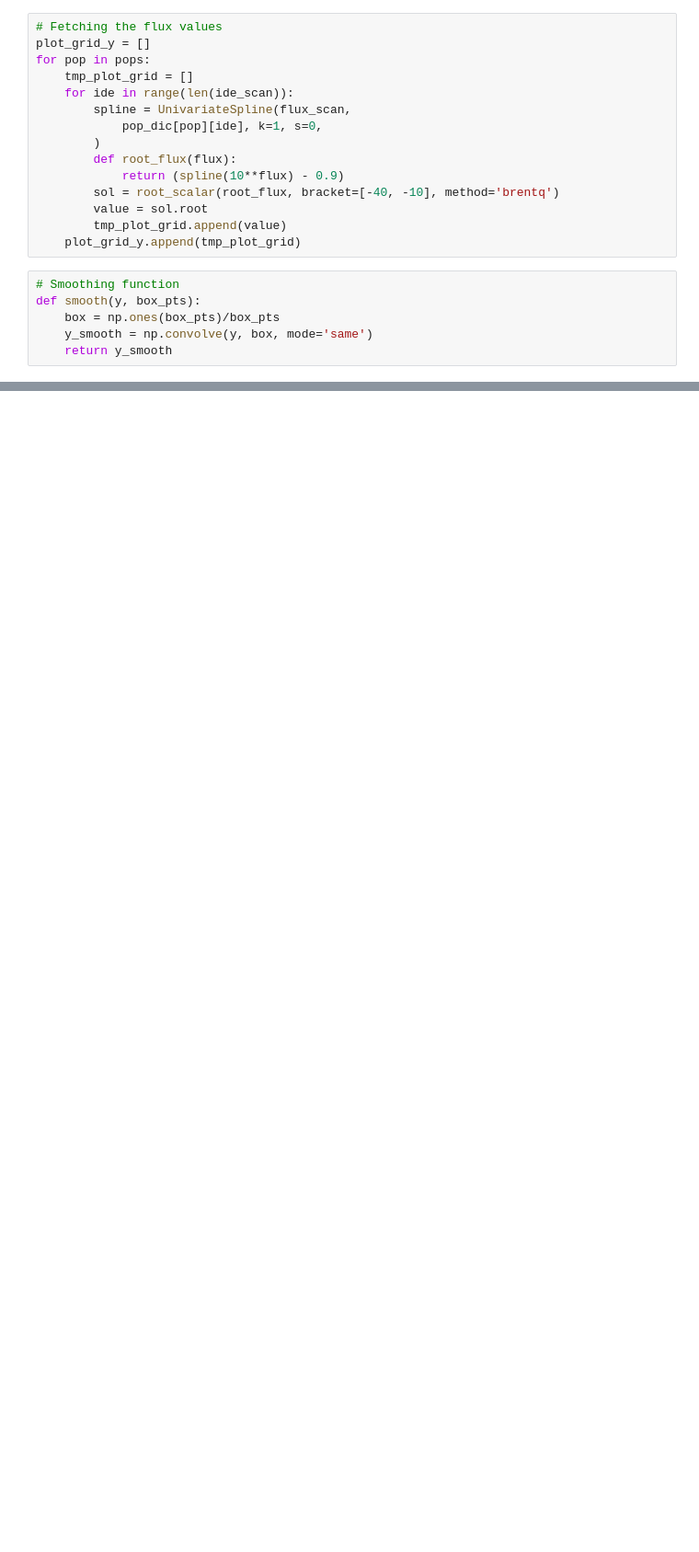
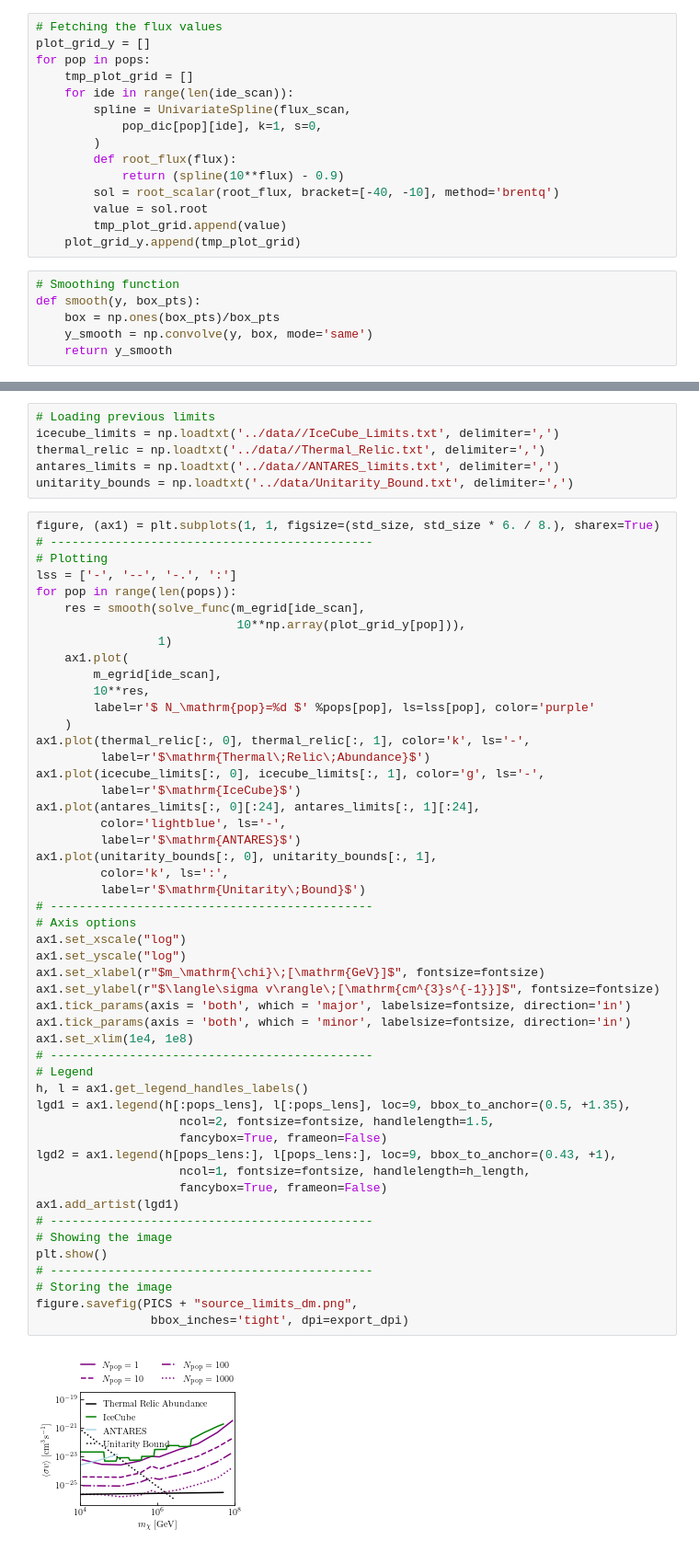
Before and after one commit to MeighenBergerS/dmpoint, a Jupyter notebook: notebooks/cluster_reader.ipynb, the cells around one changed output, grey strips where cells are left out. Shown: that part at 92% size. Drawn from its saved outputs; the diff is of its cells as text; blank space fills up the shorter version.

```diff
--- a/notebooks/cluster_reader.ipynb
+++ b/notebooks/cluster_reader.ipynb
@@ -128,0 +180,58 @@ figure.savefig(PICS + "source_limits.png",
+# %%
+# Loading previous limits
+icecube_limits = np.loadtxt('../data//IceCube_Limits.txt', delimiter=',')
+thermal_relic = np.loadtxt('../data//Thermal_Relic.txt', delimiter=',')
+antares_limits = np.loadtxt('../data//ANTARES_limits.txt', delimiter=',')
+unitarity_bounds = np.loadtxt('../data/Unitarity_Bound.txt', delimiter=',')
+# %%
+figure, (ax1) = plt.subplots(1, 1, figsize=(std_size, std_size * 6. / 8.), sharex=True)
+# ---------------------------------------------
+# Plotting
+lss = ['-', '--', '-.', ':']
+for pop in range(len(pops)):
+    res = smooth(solve_func(m_egrid[ide_scan],
+                            10**np.array(plot_grid_y[pop])),
+                 1)
+    ax1.plot(
+        m_egrid[ide_scan],
+        10**res,
+        label=r'$ N_\mathrm{pop}=%d $' %pops[pop], ls=lss[pop], color='purple'
+    )
+ax1.plot(thermal_relic[:, 0], thermal_relic[:, 1], color='k', ls='-',
+         label=r'$\mathrm{Thermal\;Relic\;Abundance}$')
+ax1.plot(icecube_limits[:, 0], icecube_limits[:, 1], color='g', ls='-',
+         label=r'$\mathrm{IceCube}$')
+ax1.plot(antares_limits[:, 0][:24], antares_limits[:, 1][:24],
+         color='lightblue', ls='-',
+         label=r'$\mathrm{ANTARES}$')
+ax1.plot(unitarity_bounds[:, 0], unitarity_bounds[:, 1],
+         color='k', ls=':',
+         label=r'$\mathrm{Unitarity\;Bound}$')
+# ---------------------------------------------
+# Axis options
+ax1.set_xscale("log")
+ax1.set_yscale("log")
+ax1.set_xlabel(r"$m_\mathrm{\chi}\;[\mathrm{GeV}]$", fontsize=fontsize)
+ax1.set_ylabel(r"$\langle\sigma v\rangle\;[\mathrm{cm^{3}s^{-1}}]$", fontsize=fontsize)
+ax1.tick_params(axis = 'both', which = 'major', labelsize=fontsize, direction='in')
+ax1.tick_params(axis = 'both', which = 'minor', labelsize=fontsize, direction='in')
+ax1.set_xlim(1e4, 1e8)
+# ---------------------------------------------
+# Legend
+h, l = ax1.get_legend_handles_labels()
+lgd1 = ax1.legend(h[:pops_lens], l[:pops_lens], loc=9, bbox_to_anchor=(0.5, +1.35),
+                    ncol=2, fontsize=fontsize, handlelength=1.5,
+                    fancybox=True, frameon=False)
+lgd2 = ax1.legend(h[pops_lens:], l[pops_lens:], loc=9, bbox_to_anchor=(0.43, +1),
+                    ncol=1, fontsize=fontsize, handlelength=h_length,
+                    fancybox=True, frameon=False)
+ax1.add_artist(lgd1)
+# ---------------------------------------------
+# Showing the image
+plt.show()
+# ---------------------------------------------
+# Storing the image
+figure.savefig(PICS + "source_limits_dm.png",
+                bbox_inches='tight', dpi=export_dpi)
+# %% [output]
+[figure, added]
```
Also changed, not shown: parts of 7 cells of this notebook, 3 other files.
